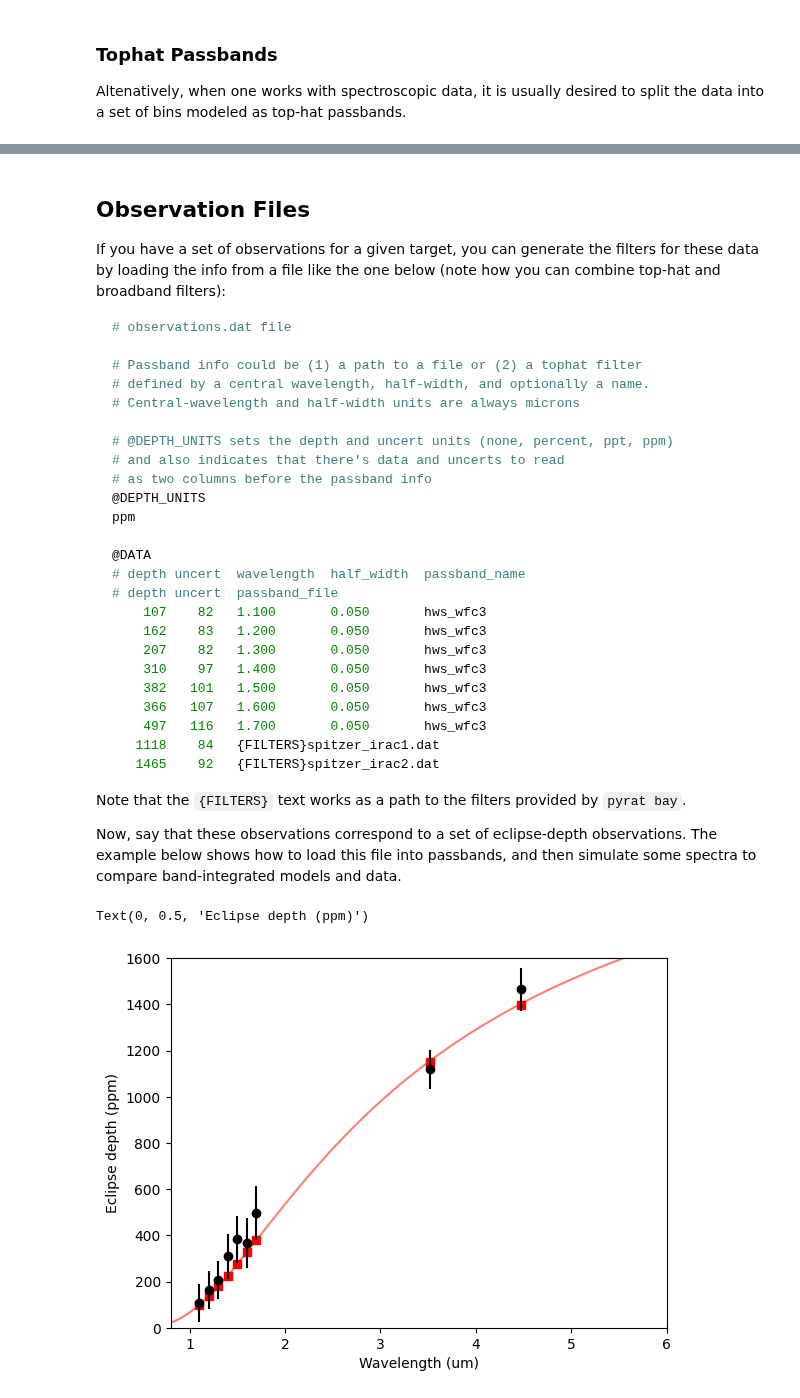
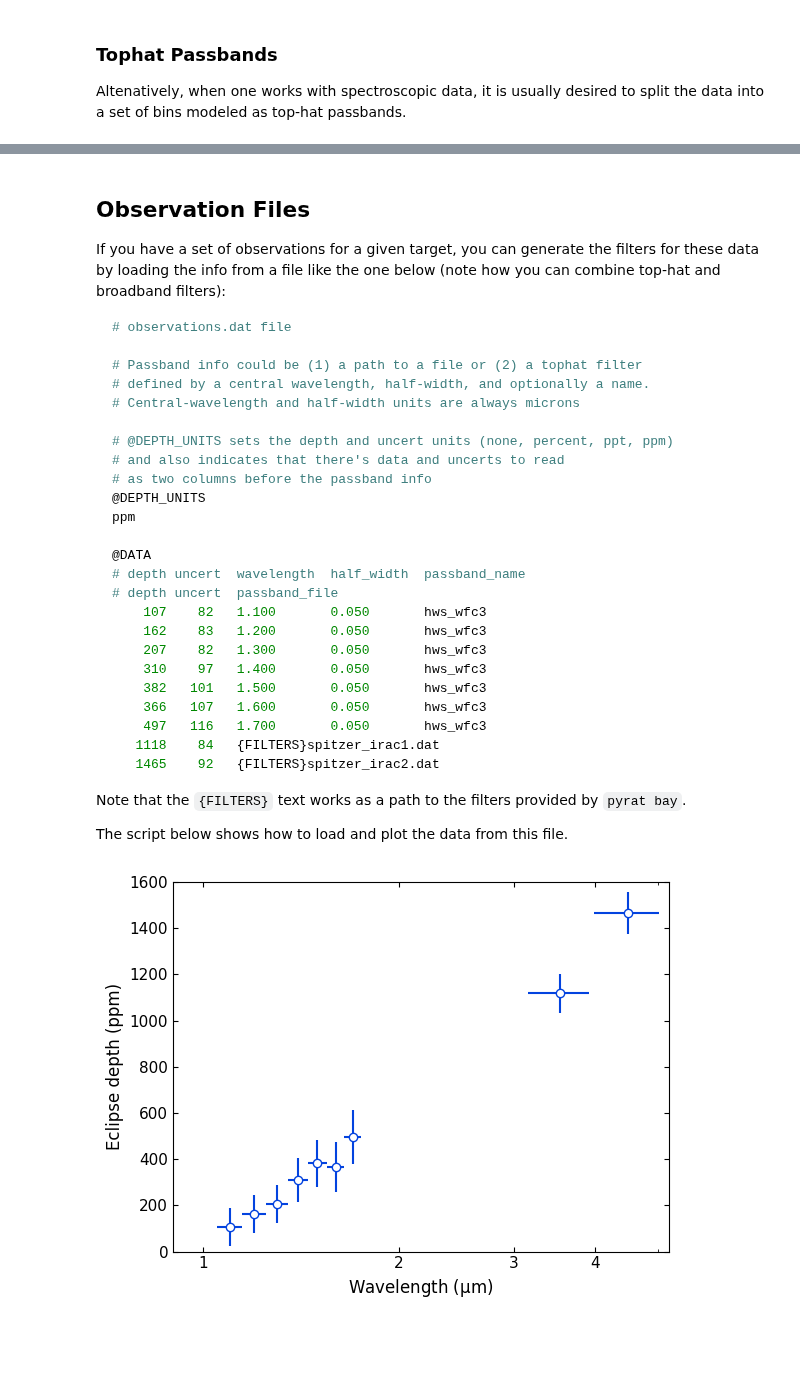
Before and after one commit to pcubillos/pyratbay, a Jupyter notebook: docs/cookbooks/passbands.ipynb, the cells around one changed output, grey strips where cells are left out. Drawn from its saved outputs; the diff is of its cells as text; code cells hidden in the pictures; blank space fills up the shorter version.

```diff
--- a/docs/cookbooks/passbands.ipynb
+++ b/docs/cookbooks/passbands.ipynb
@@ -153,45 +157,28 @@ ppm
 
 Note that the `{FILTERS}` text works as a path to the filters provided by ``pyrat bay``.
 
-Now, say that these observations correspond to a set of eclipse-depth observations.  The example below shows how to load this file into passbands, and then simulate some spectra to compare band-integrated models and data.
+The script below shows how to load and plot the data from this file.
 # %%
 import pyratbay.io as io
 
-# Say, I have a planet and star with these properties:
-tstar = 6700.0
-tplanet = 2100.0
-rprs = 1.60 * pc.rjup / (1.81 * pc.rsun)
-
-
 # Load passbands and observations info:
-bands, depths, uncerts = io.read_observations('observations.dat')
-band_wl = [band.wl0 for band in bands]
-# Evaluate passbands at given spectral array:
-wl = ps.constant_resolution_spectrum(0.5, 6.0, resolution=1000.0)
-for band in bands:
-    band.set_sampling(wl=wl)
-
-
-# Compute the planet-to-star flux ratios
-bb_star = ps.bbflux(wn=1/(wl*pc.um), teff=tstar)
-bandflux_star = np.array([band.integrate(bb_star) for band in bands])
-
-bb_spectrum = ps.bbflux(wn=1/(wl*pc.um), teff=tplanet)
-bandflux = np.array([band.integrate(bb_spectrum) for band in bands])
-
-flux_ratio = bandflux / bandflux_star * rprs**2.0
-model = bb_spectrum/bb_star * rprs**2
+bands, band_wl, half_widths, depths, uncerts = io.read_observations('observations.dat')
 
 
 plt.figure(10)
 plt.clf()
-plt.plot(wl, model/pc.ppm, color='salmon')
-plt.plot(band_wl, flux_ratio/pc.ppm, 's', color='red')
-plt.errorbar(band_wl, depths/pc.ppm, uncerts/pc.ppm, fmt='ok')
-plt.ylim(0, 1600)
-plt.xlim(0.8, 6.0)
-plt.xlabel('Wavelength (um)')
-plt.ylabel('Eclipse depth (ppm)')
+ax = plt.subplot(111)
+plt.errorbar(
+    band_wl, depths/pc.ppm, uncerts/pc.ppm, xerr=half_widths,
+    fmt='o', color='xkcd:blue', mfc='w',
+)
+ax.set_ylim(0, 1600)
+ax.set_xlim(0.9, 5.2)
+ax.set_xscale('log')
+ax.set_xlabel(r'Wavelength ($\mathrm{\mu}$m)', fontsize=12)
+ax.set_ylabel('Eclipse depth (ppm)', fontsize=12)
+ax.xaxis.set_major_formatter(matplotlib.ticker.ScalarFormatter())
+ax.set_xticks([1,2,3,4])
+ax.tick_params(which='both', right=True, top=True, direction='in', labelsize=11)
 # %% [output]
-Text(0, 0.5, 'Eclipse depth (ppm)')
-[figure, old version]
+[figure, new version]
```
Also changed, not shown: parts of 4 cells of this notebook, 5 other files.
